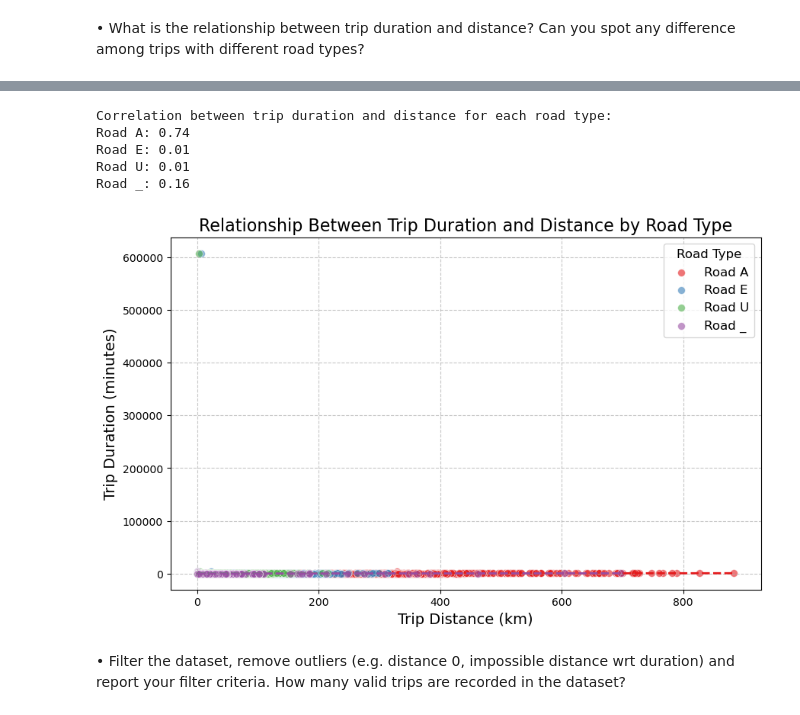
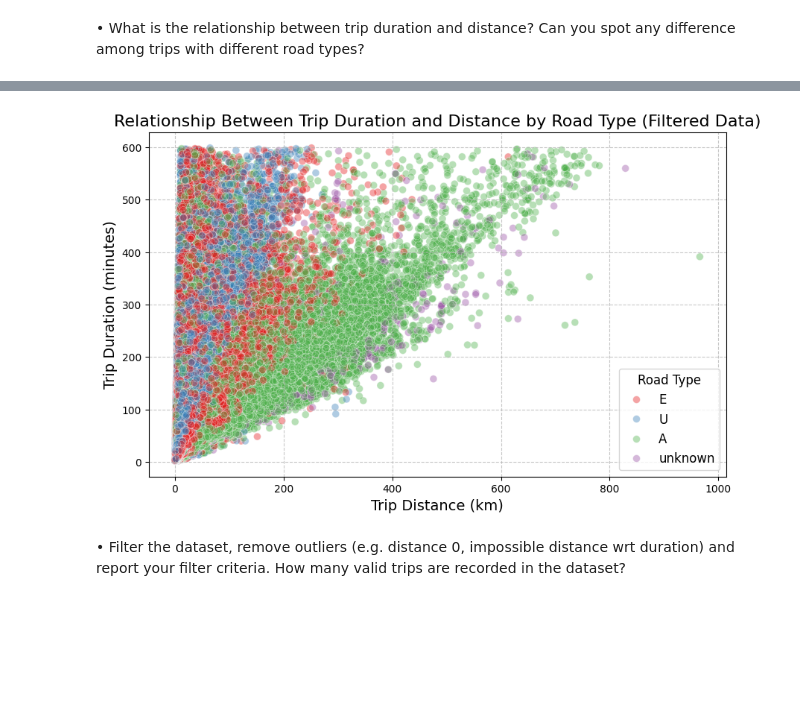
Before and after one commit to CavaWasTaken/SmartMobility, a Jupyter notebook: Labs/Lab3/LAB_3.ipynb, the cells around one changed output, grey strips where cells are left out. Drawn from its saved outputs; the diff is of its cells as text; code cells hidden in the pictures; blank space fills up the shorter version.

```diff
--- a/Labs/Lab3/LAB_3.ipynb
+++ b/Labs/Lab3/LAB_3.ipynb
@@ -15,2 +15,9 @@ from datetime import datetime, timedelta
 # %% [markdown]
 ## Preliminary Analysis
+# %%
+file_path = 'Unipol_dataset_lab3.csv'
+data = pd.read_csv(file_path)
+print(f"Number of records: {len(data)}")
+unique_trips = data[['vehicle_id', 'trip_id']].drop_duplicates()
+print(f"Number of unique trips: {len(unique_trips)}")
+print(f"Number of unique vehicles: {data['vehicle_id'].nunique()}")
@@ -16,0 +50,10 @@ from datetime import datetime, timedelta
+# %%
+data_cleaned = data.dropna(subset=['vehicle_id', 'trip_id', 'road', 'start_time', 'stop_time', 'total_distance'])
+data_cleaned['start_time'] = pd.to_datetime(data_cleaned['start_time'])
+data_cleaned['stop_time'] = pd.to_datetime(data_cleaned['stop_time'])
+
+data_cleaned['trip_duration'] = (data_cleaned['stop_time'] - data_cleaned['start_time']).dt.total_seconds() / 60.0
+
+data_cleaned['road'] = data_cleaned['road'].replace('_', 'unknown')
+
+print(f"Number of records after cleaning: {len(data_cleaned)}")
@@ -125,52 +222,27 @@ trips with different road types?
 # %%
-# Calculate correlation coefficients between trip duration and distance for each road type
-road_correlation = {}
-for road, group in road_groups:
-    corr = group['trip_duration'].corr(group['total_distance'])
-    road_correlation[road] = corr
+# Scatter plot with regression lines for each road type (filtered data)
+plt.figure(figsize=(10, 6))
 
-# Display correlation coefficients
-print("Correlation between trip duration and distance for each road type:")
-for road, corr in road_correlation.items():
-    print(f"Road {road}: {corr:.2f}")
-
-# Scatter plot with regression lines for each road type
-plt.figure(figsize=(10, 6))
-palette = sns.color_palette('Set1', n_colors=len(road_groups))
-
-for i, (road, group) in enumerate(road_groups):
-    # Scatter points
-    sns.scatterplot(
-        x=group['total_distance'],
-        y=group['trip_duration'],
-        label=f'Road {road}',
-        color=palette[i],
-        s=50,  # marker size
-        alpha=0.6
-    )
-    # Regression line
-    sns.regplot(
-        x=group['total_distance'],
-        y=group['trip_duration'],
-        scatter=False,
-        color=palette[i],
-        line_kws={"linestyle": "dashed", "linewidth": 2}
-    )
+# Scatter points
+sns.scatterplot(
+    data=filtered_data,
+    x='total_distance',
+    y='trip_duration',
+    hue='road',
+    palette='Set1',
+    s=50,        # marker size
+    alpha=0.4
+)
 
 # Customize the plot
-plt.title('Relationship Between Trip Duration and Distance by Road Type', fontsize=16)
+plt.title('Relationship Between Trip Duration and Distance by Road Type (Filtered Data)', fontsize=16)
 plt.xlabel('Trip Distance (km)', fontsize=14)
 plt.ylabel('Trip Duration (minutes)', fontsize=14)
 plt.legend(title='Road Type', fontsize=12, title_fontsize=12)
 plt.grid(True, linestyle='--', alpha=0.7)
 
 # Display the plot
 plt.show()
 # %% [output]
-Correlation between trip duration and distance for each road type:
-Road A: 0.74
-Road E: 0.01
-Road U: 0.01
-Road _: 0.16
-[figure, old version]
+[figure, new version]
 # %% [markdown]
```
Also changed, not shown: parts of 53 cells of this notebook, 3 other files.
